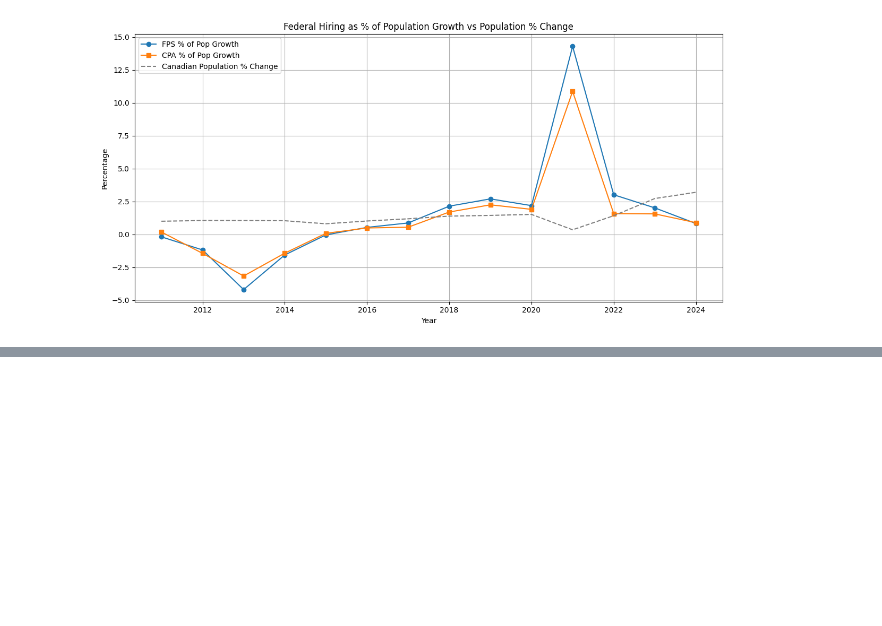
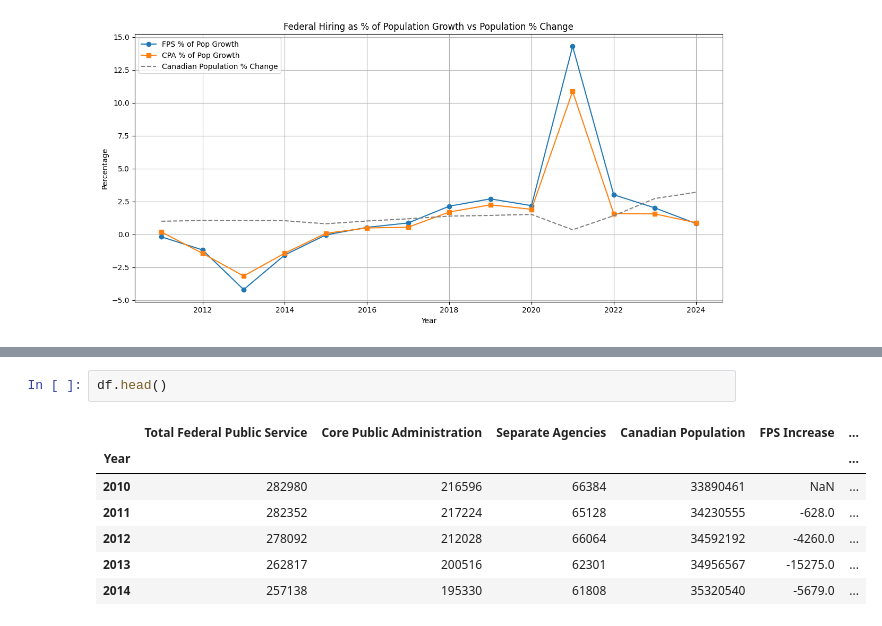
Before and after one commit to ValueInvestor/funDataAnalysis, a Jupyter notebook: FedWorkersNoteBook.ipynb, the cells around one changed output, grey strips where cells are left out. Cells and saved outputs as stored; diff of their text form; blank space fills up the shorter version.

```diff
--- a/FedWorkersNoteBook.ipynb
+++ b/FedWorkersNoteBook.ipynb
@@ -115,0 +122,10 @@ plt.show()
+# %%
+df.head()
+# %% [output]
+|  | Total Federal Public Service | Core Public Administration | Separate Agencies | Canadian Population | FPS Increase | ... |
+| Year |  |  |  |  |  | ... |
+| 2010 | 282980 | 216596 | 66384 | 33890461 | NaN | ... |
+| 2011 | 282352 | 217224 | 65128 | 34230555 | -628.0 | ... |
+| 2012 | 278092 | 212028 | 66064 | 34592192 | -4260.0 | ... |
+| 2013 | 262817 | 200516 | 62301 | 34956567 | -15275.0 | ... |
+| 2014 | 257138 | 195330 | 61808 | 35320540 | -5679.0 | ... |
```
Also changed, not shown: parts of 4 cells of this notebook.
